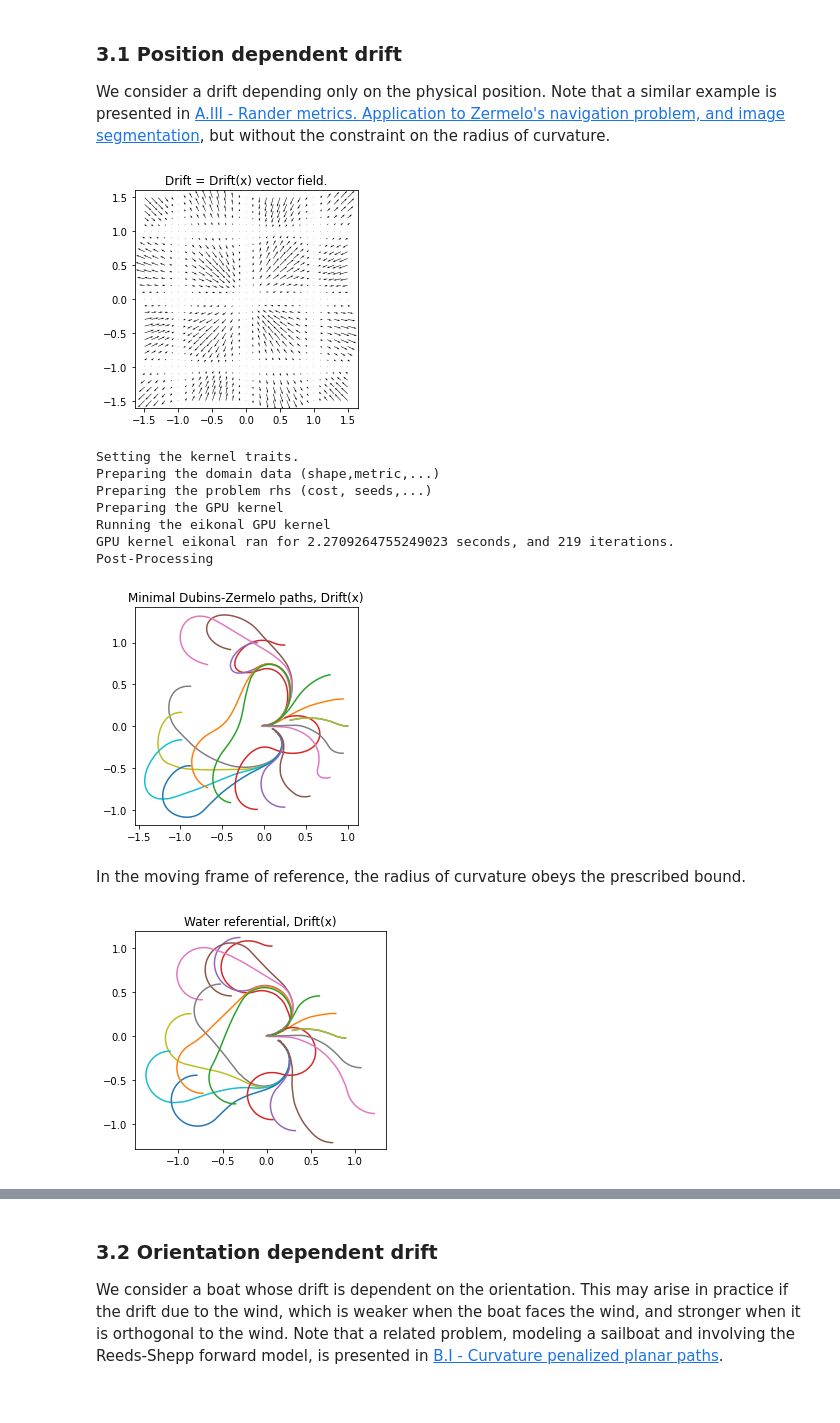
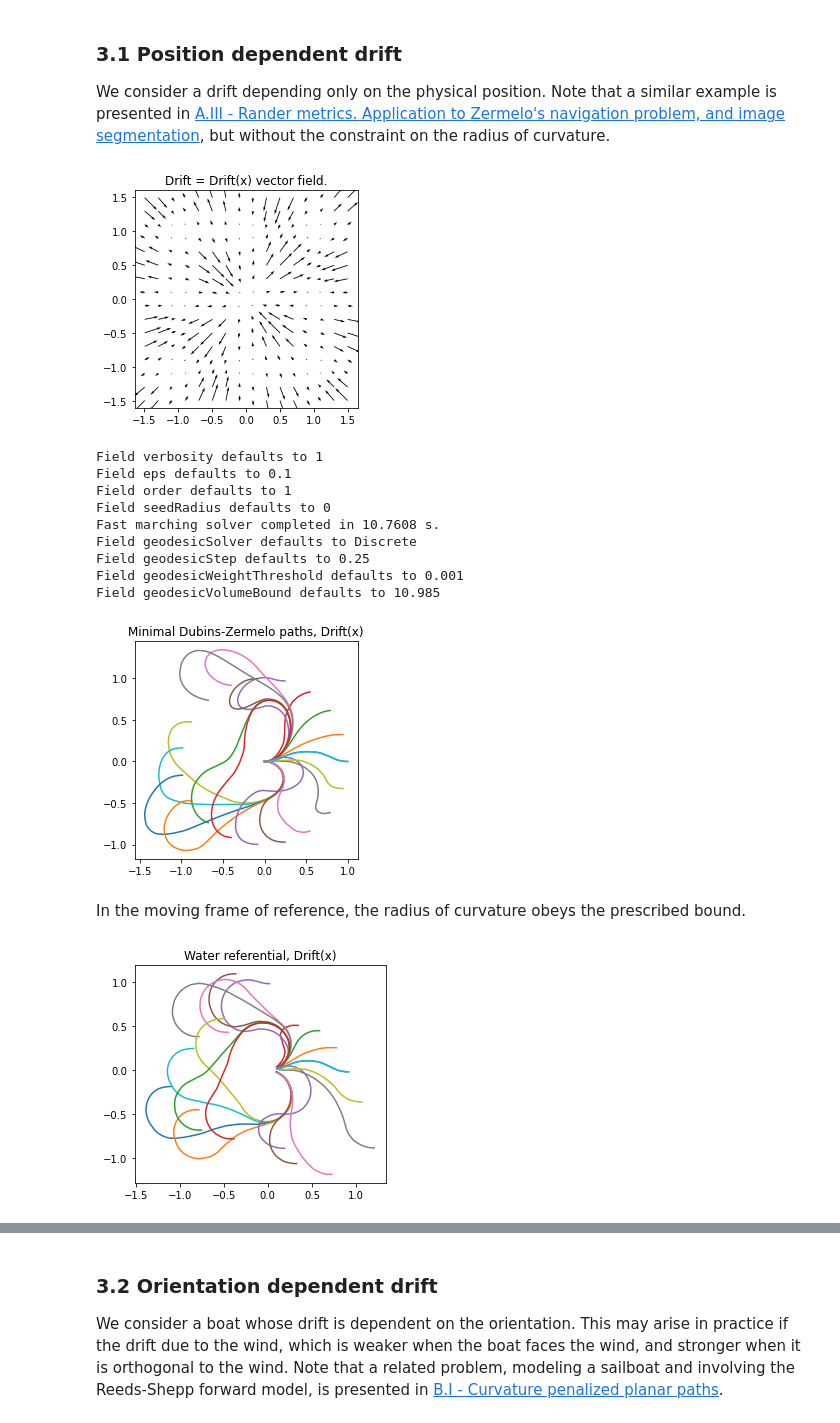
Before and after one commit to Mirebeau/AdaptiveGridDiscretizations, a Jupyter notebook: Notebooks_FMM/DubinsZermelo.ipynb, the cells around one changed output, grey strips where cells are left out. Cells and saved outputs as stored; diff of their text form; code cells hidden in the pictures.

```diff
--- a/Notebooks_FMM/DubinsZermelo.ipynb
+++ b/Notebooks_FMM/DubinsZermelo.ipynb
@@ -79,4 +79,4 @@ import matplotlib.pyplot as plt
 ### 0.1 Optional configuration
 Uncomment the following line to use the GPU eikonal solver
 # %%
-xp,plt,quiver,Eikonal = map(ad.cupy_friendly,(xp,plt,quiver,Eikonal))
+#xp,plt,quiver,Eikonal = map(ad.cupy_friendly,(xp,plt,quiver,Eikonal))
@@ -321,7 +321,7 @@ fig=plt.figure(figsize=[4,4]); plt.title("Drift = Drift(x) vector field."); plt.
 quiver(X[:,:,0],Y[:,:,0], driftX[:,:,0], driftY[:,:,0],subsampling=(10,10));
 savefig(fig,'PositionDrift.png')
 # %% [output]
-[figure, old version]
+[figure, new version]
 # %%
 velocity = ad.array([driftX+np.cos(Theta), driftY+np.sin(Theta)])
 # %%
@@ -334,20 +334,21 @@ if large_instances: hfmIn['eps'] = 0.07 # Smaller relaxation parameter slightly
 # %%
 hfmOut = hfmIn.Run()
 # %% [output]
-Setting the kernel traits.
-Preparing the domain data (shape,metric,...)
-Preparing the problem rhs (cost, seeds,...)
-Preparing the GPU kernel
-Running the eikonal GPU kernel
-GPU kernel eikonal ran for 2.2709264755249023 seconds, and 219 iterations.
-Post-Processing
+Field verbosity defaults to 1
+Field eps defaults to 0.1
+Field order defaults to 1
+Field seedRadius defaults to 0
+Fast marching solver completed in 10.7608 s.
+Field geodesicSolver defaults to Discrete
+Field geodesicStep defaults to 0.25
+Field geodesicWeightThreshold defaults to 0.001
+Field geodesicVolumeBound defaults to 10.985
 # %%
 fig=plt.figure(figsize=[4,4]); plt.title('Minimal Dubins-Zermelo paths, Drift(x)'); plt.axis('equal');
-for geo in hfmOut['geodesics']:  plt.plot(geo[0],geo[1])
-    plt.plot(geo[0],geo[1])
+for geo in hfmOut['geodesics']: plt.plot(geo[0],geo[1])
 savefig(fig,'Paths_PositionDrift.png')
 # %% [output]
-[figure, old version]
+[figure, new version]
 # %%
 time_I = UniformGridInterpolation( (aX,aY,aTheta), np.tile(hfmOut['values'],(1,1,3)))
 driftX_I = UniformGridInterpolation( (aX,aY), driftX[:,:,0])
@@ -371,7 +372,7 @@ for geo in hfmOut['geodesics']:
     plt.plot(geo[0]-np.cumsum(timesteps*driftX_G), geo[1]-np.cumsum(timesteps*driftY_G))
 savefig(fig,'PathsInWater_PositionDrift.png')
 # %% [output]
-[figure, old version]
+[figure, new version]
 # %% [markdown]
 <!--- Note however that one trajectory, at the bottom in purple, seems to violate the imposed bound on curvature bound substantially.
 This is due to numerical diffusion, because the $\min/\max$ speed ratio is too close to $\epsilon$.
```
Also changed, not shown: parts of 18 cells of this notebook.
